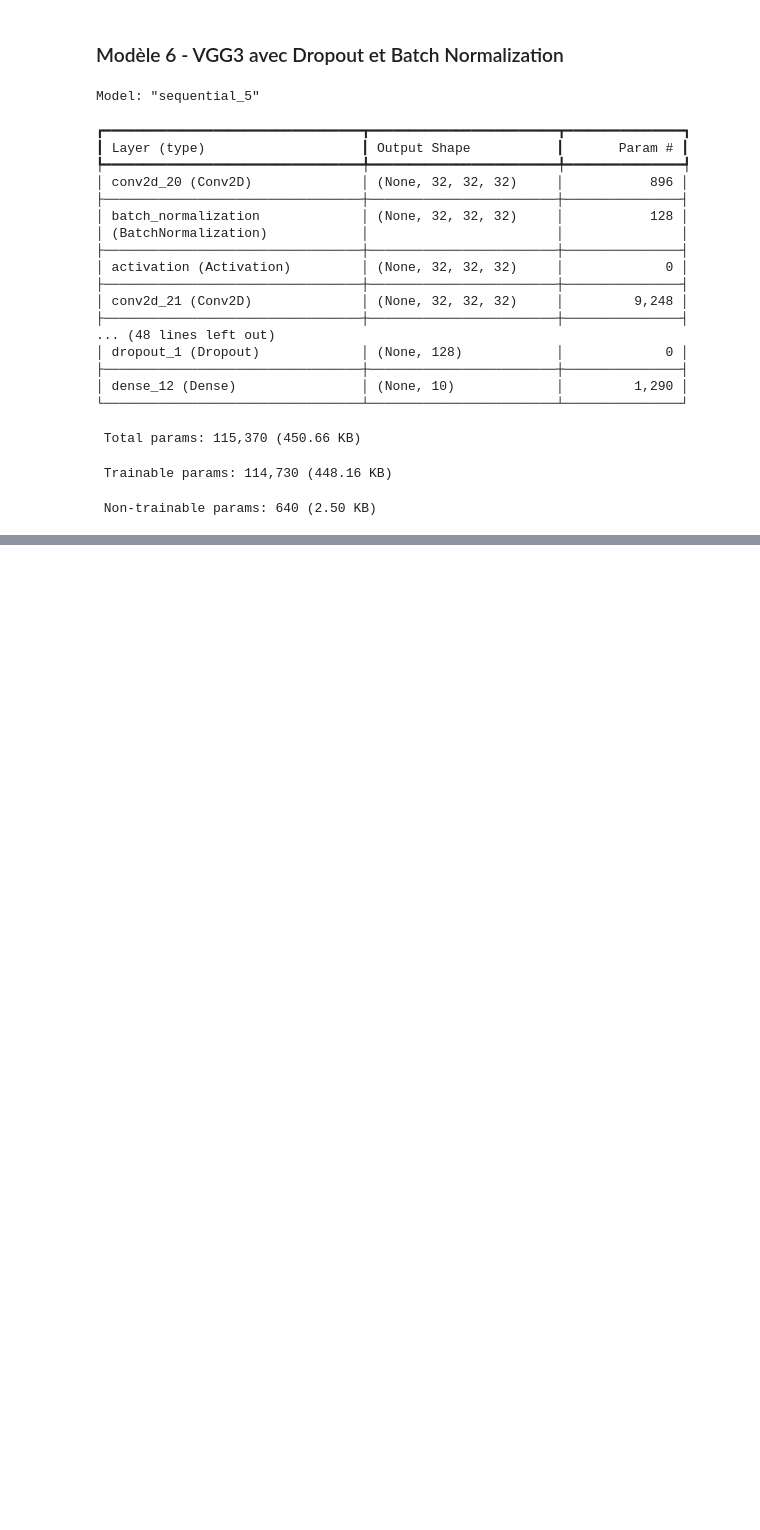
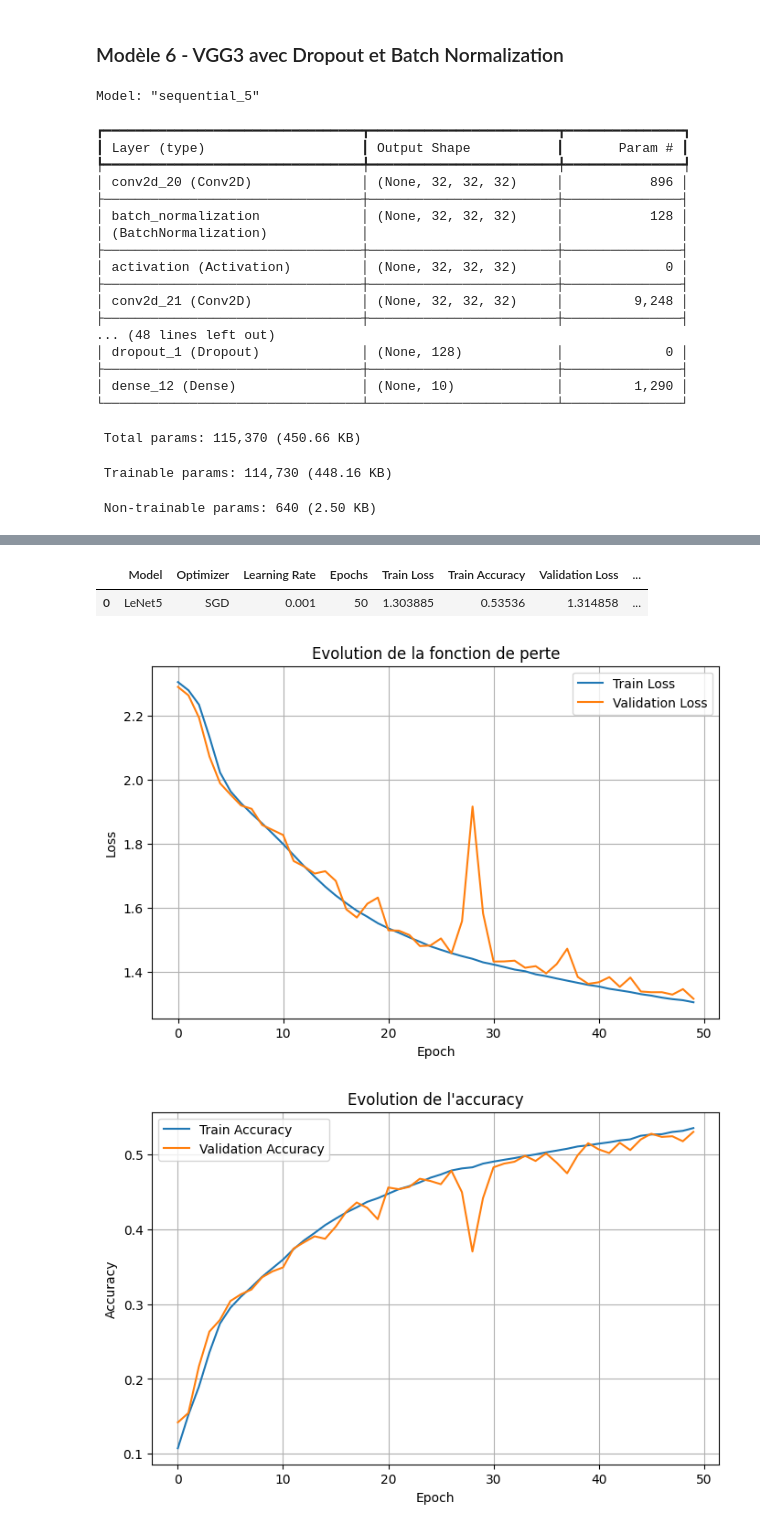
Before and after one commit to RaymCharles/Projet-CNN, a Jupyter notebook: Projet_ML.ipynb, the cells around one changed output, grey strips where cells are left out. Drawn from its saved outputs; the diff is of its cells as text; code cells hidden in the pictures; blank space fills up the shorter version.

Commit message:
Run official LeNet5 experiments

```diff
--- a/Projet_ML.ipynb
+++ b/Projet_ML.ipynb
@@ -703,0 +770,15 @@ Model: "sequential_5"
+# %%
+# Expérience officielle 1 : LeNet5 + SGD + LR = 0.001
+
+official_results = []
+
+model_lenet5_sgd_001, history_lenet5_sgd_001, result_lenet5_sgd_001 = train_model(
+    model_builder=build_lenet5,
+    model_name="LeNet5",
+    optimizer_name="SGD",
+    learning_rate=0.001,
+    epochs=50,
+    batch_size=64
+)
+
+official_results.append(result_lenet5_sgd_001)
@@ -703,0 +803,11 @@ Model: "sequential_5"
+# %%
+official_results_df = pd.DataFrame(official_results)
+official_results_df
+# %% [output]
+|  | Model | Optimizer | Learning Rate | Epochs | Train Loss | Train Accuracy | Validation Loss | ... |
+| 0 | LeNet5 | SGD | 0.001 | 50 | 1.303885 | 0.53536 | 1.314858 | ... |
+# %%
+plot_history(history_lenet5_sgd_001)
+# %% [output]
+[figure, added]
+[figure, added]
```
Also changed, not shown: parts of 6 cells of this notebook.
